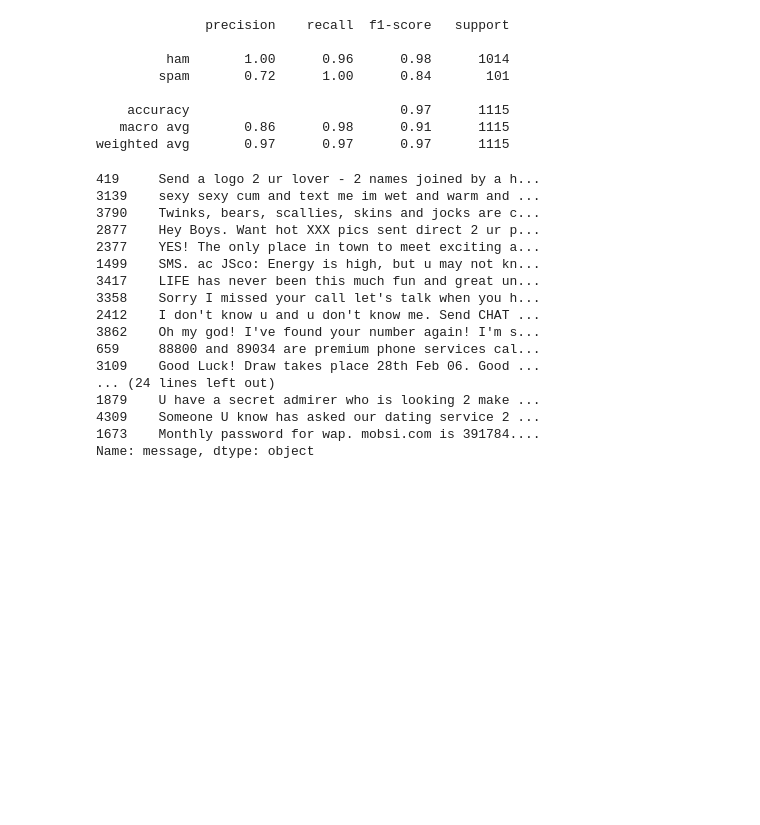
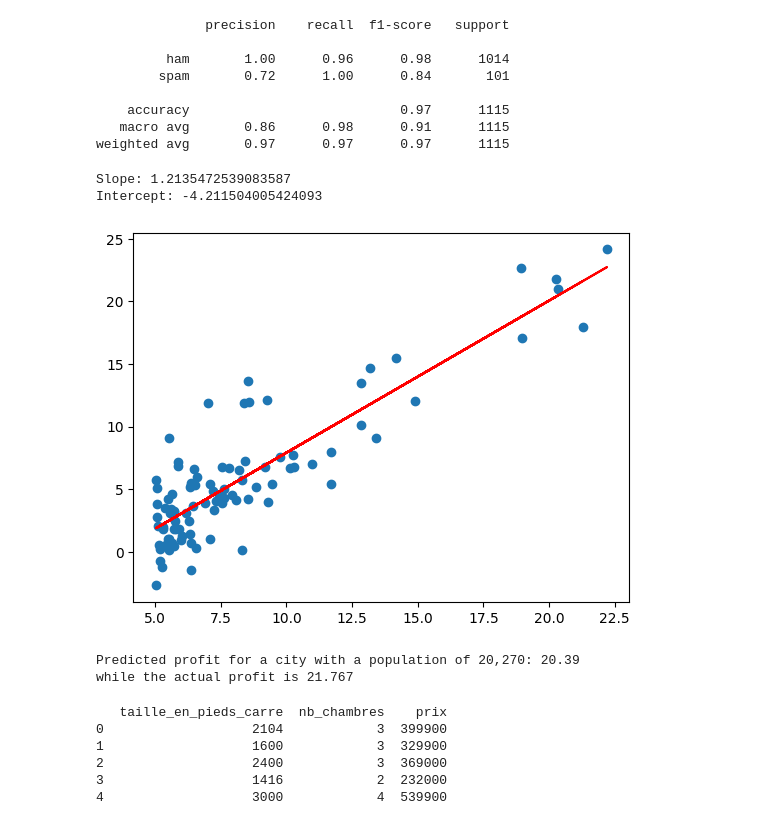
Before and after one commit to mo-hamedaziz/Machine-Learning-Labs, a Jupyter notebook: TP4/tp4.ipynb, the cells around one changed output. Drawn from its saved outputs; the diff is of its cells as text; code cells hidden in the pictures; blank space fills up the shorter version.

Commit message:
question 7

```diff
--- a/TP4/tp4.ipynb
+++ b/TP4/tp4.ipynb
@@ -238,26 +275,33 @@ print(classification_report(predictions, y_test))
     accuracy                           0.97      1115
    macro avg       0.86      0.98      0.91      1115
 weighted avg       0.97      0.97      0.97      1115
-# %%
-# Question 3-b
-# messages that are spam but classified as ham
-errors = x_test[(predictions == 'ham') & (y_test == 'spam')]
-print(errors)
-# %% [output]
-419     Send a logo 2 ur lover - 2 names joined by a h...
-3139    sexy sexy cum and text me im wet and warm and ...
-3790    Twinks, bears, scallies, skins and jocks are c...
-2877    Hey Boys. Want hot XXX pics sent direct 2 ur p...
-2377    YES! The only place in town to meet exciting a...
-1499    SMS. ac JSco: Energy is high, but u may not kn...
-3417    LIFE has never been this much fun and great un...
-3358    Sorry I missed your call let's talk when you h...
-2412    I don't know u and u don't know me. Send CHAT ...
-3862    Oh my god! I've found your number again! I'm s...
-659     88800 and 89034 are premium phone services cal...
-3109    Good Luck! Draw takes place 28th Feb 06. Good ...
-... (24 lines left out)
-1879    U have a secret admirer who is looking 2 make ...
-4309    Someone U know has asked our dating service 2 ...
-1673    Monthly password for wap. mobsi.com is 391784....
-Name: message, dtype: object
+# %%
+# Linear Regression: Univariate (Profit prediction)
+
+df = pd.read_csv('C:/DB/DB/univariateLinearRegression.csv')
+    # 96 rows and 2 columns (population and profit)
+# %%
+# All rows from the first column
+X = df.iloc[0:len(df),0]
+
+# All rows from the second column
+Y = df.iloc[0:len(df),1]
+# %%
+# Question 4: Data Visualization
+
+slope, intercept, r_value, p_value, std_err = stats.linregress(X, Y)
+print(f"Slope: {slope}\nIntercept: {intercept}")
+# %% [output]
+Slope: 1.2135472539083587
+Intercept: -4.211504005424093
+# %%
+# For each x value, calculate the corresponding estimated y value
+def F(x):
+    return slope * x + intercept
+# %%
+fitLine = F(X)
+plt.scatter(X,Y) # input data
+plt.plot(X, fitLine, c='r') # linear regression model
+plt.show()
+# %% [output]
+[figure, added]
@@ -263,0 +313,18 @@ Name: message, dtype: object
+# %%
+print(f"Predicted profit for a city with a population of 20,270: {F(20.27):.2f}\nwhile the actual profit is 21.767")
+# %% [output]
+Predicted profit for a city with a population of 20,270: 20.39
+while the actual profit is 21.767
+# %%
+# Linear Regression: Multivariate (House price prediction)
+
+# foreach house, we have 3 features: size, number of bedrooms, and price.
+df = pd.read_excel('C:/DB/DB/multivariateLinearRegression.xlsx')
+print(df.head())
+# %% [output]
+   taille_en_pieds_carre  nb_chambres    prix
+0                   2104            3  399900
+1                   1600            3  329900
+2                   2400            3  369000
+3                   1416            2  232000
+4                   3000            4  539900
```
Also changed, not shown: parts of 12 cells of this notebook.
